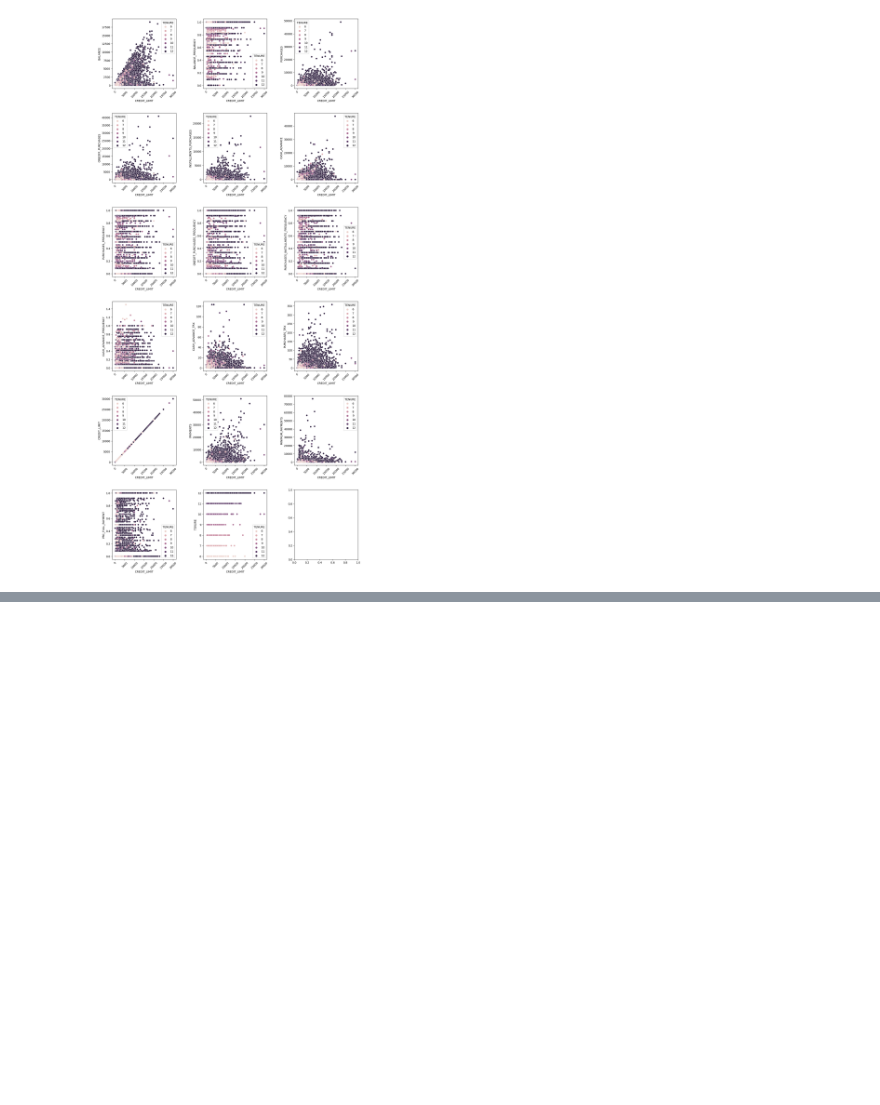
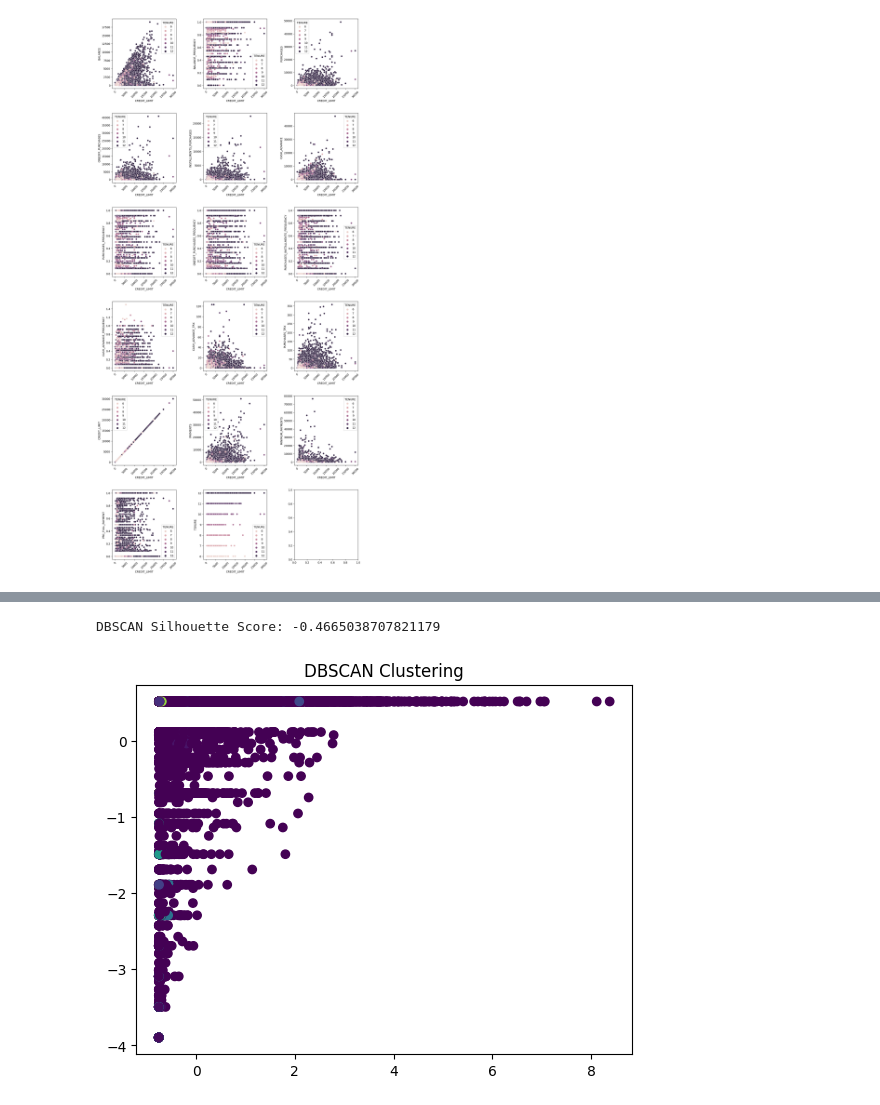
Before and after one commit to mredshaw/DS2, a Jupyter notebook: DS2_A2_V1.ipynb, the cells around one changed output, grey strips where cells are left out. Cells and saved outputs as stored; diff of their text form; code cells hidden in the pictures; blank space fills up the shorter version.

```diff
--- a/DS2_A2_V1.ipynb
+++ b/DS2_A2_V1.ipynb
@@ -260,0 +368,22 @@ plt.show()
+# %%
+# Importing required library
+from sklearn.cluster import DBSCAN
+
+# Applying DBSCAN
+dbscan = DBSCAN(eps=0.5, min_samples=5)
+dbscan_labels = dbscan.fit_predict(X)
+
+# Silhouette Score
+# Note: DBSCAN can result in noise data point with label -1
+# Only include points that are part of a cluster
+if len(set(dbscan_labels)) > 1:
+    dbscan_sil_score = silhouette_score(X, dbscan_labels)
+    print(f"DBSCAN Silhouette Score: {dbscan_sil_score}")
+
+# Plotting
+plt.scatter(X[:, 0], X[:, 1], c=dbscan_labels)
+plt.title('DBSCAN Clustering')
+plt.show()
+# %% [output]
+DBSCAN Silhouette Score: -0.4665038707821179
+[figure, added]
```
Also changed, not shown: parts of 15 cells of this notebook.
